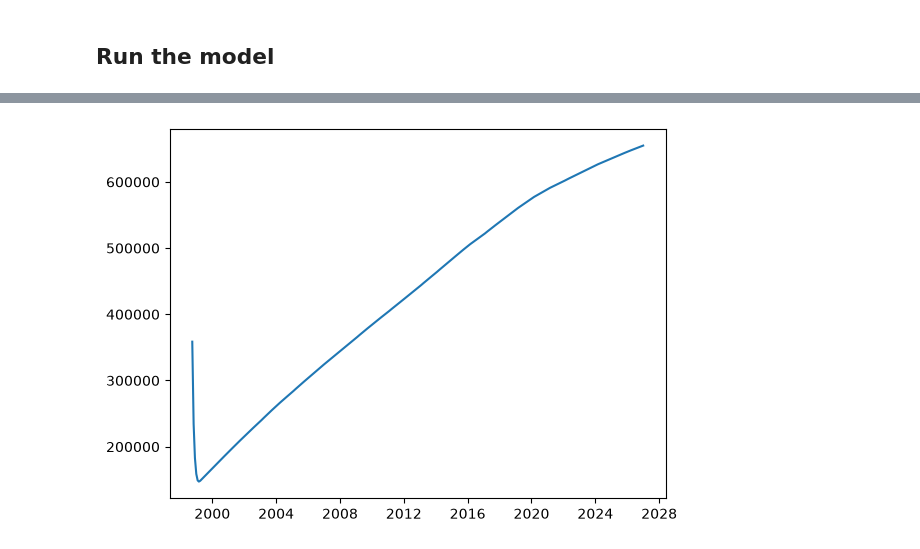
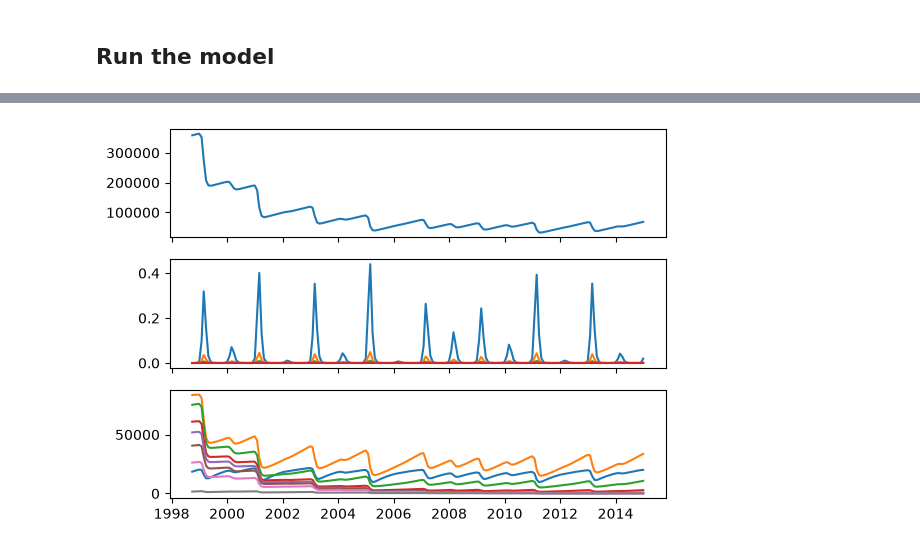
Before and after one commit to twallema/DENV-serotype-imputation, a Jupyter notebook: scripts/transmission-model/test_new_transmission_model.ipynb, the cells around one changed output, grey strips where cells are left out. Saved outputs shown, nothing was run; the diff lists cells and outputs as text; code cells hidden in the pictures.

```diff
--- a/scripts/transmission-model/test_new_transmission_model.ipynb
+++ b/scripts/transmission-model/test_new_transmission_model.ipynb
@@ -580,8 +586,9 @@ def batch_jax_single(gamma, omega,
 # %% [markdown]
 ## Run the model
 # %%
-ts = jnp.arange(len(months))
 stepsize = 0.5
+assert ((stepsize > 0) & (stepsize <= 0.5)), "`stepsize` must be in interval )0, 0.5]"
+ts = jnp.arange(n_months)
 gamma = 0.5
 omega = 18
 # %%
@@ -589,11 +596,28 @@ sol = batch_jax_single(
     gamma, omega,
     A, C, W, L, H_het, H_hom, K_het, K_hom, birth_vec,
     beta_monthly, births_monthly, deaths_monthly, f_monthly,
-    S0, P0, I0,
+    S0, I0, P0,
     ts, stepsize
 )
 # %%
-S, I, P = sol.ys
+# extract solutions
+S, I, P, C_het, C_hom = sol.ys
+
+# differentiate cumulative incidence of heterologeous and homologeous infections
+dI_het = jnp.concatenate([C_het[:, :1], jnp.diff(C_het, axis=1)], axis=1)
+dI_hom = jnp.concatenate([C_hom[:, :1], jnp.diff(C_hom, axis=1)], axis=1)
+
+# reconstruct the FOI
+N = S.sum(axis=(-2, -1)) + I.sum(axis=(-2, -1)) + P.sum(axis=(-2, -1)) # total population
+I_per_sero = I.sum(axis=2) @ C # total infectious population by serotype
+lambda_t = beta_monthly.T[..., None] * I_per_sero / N[..., None] # force of infection
+
+# compute derived simulation products
+## reshape Delta_I into observations per (time, cluster, age_group, infection_degree, serotype, hom/het infection)
+
+## reshape S into susceptibility slots per (time, cluster, infection_degree, serotype and hom/het infection)
+
+## compute "true" serotype proportions (time, cluster, serotype)
 # %%
 simout = xr.Dataset(
     {
@@ -609,6 +633,18 @@ simout = xr.Dataset(
             ["CD_MUN", "date", "age_group", "IP_disease_state"],
             P,
         ),
+        "dI_het": (
+            ["CD_MUN", "date", "age_group", "IP_disease_state"],
+            dI_het
+        ),
+        "dI_hom": (
+            ["CD_MUN", "date", "age_group", "IP_disease_state"],
+            dI_hom
+        ),
+        "lambda_t": (
+            ["CD_MUN", "date", "serotype"],
+            lambda_t
+        )
     },
     coords={
         "CD_MUN": included_munis,
@@ -616,5 +652,6 @@ simout = xr.Dataset(
         "age_group": labels,
         "S_disease_state": S_mapping["name"],
         "IP_disease_state": IP_mapping["name"],
+        "serotype": [1,2,3,4]
     },
 )
@@ -637,9 +658,11 @@ Data variables:
 # %%
-fig,ax = plt.subplots()
+fig,ax = plt.subplots(nrows=3, ncols=1, sharex=True)
 
-ax.plot(simout.date, simout["S"].sum(dim="age_group").sel(S_disease_state="S^0_1234").sel(CD_MUN=2611606))
+ax[0].plot(simout.date, simout["S"].sum(dim="age_group").sel(S_disease_state="S^0_1234").sel(CD_MUN=2611606))
+ax[1].plot(simout.date, simout["lambda_t"].sel(CD_MUN=2611606))
+ax[2].plot(simout.date, simout["S"].sel(CD_MUN=2611606).sel(S_disease_state="S^0_1234"))
 
 plt.show()
 plt.close()
 # %% [output]
-[figure, old version]
+[figure, new version]
```
Also changed, not shown: parts of 9 cells of this notebook.
